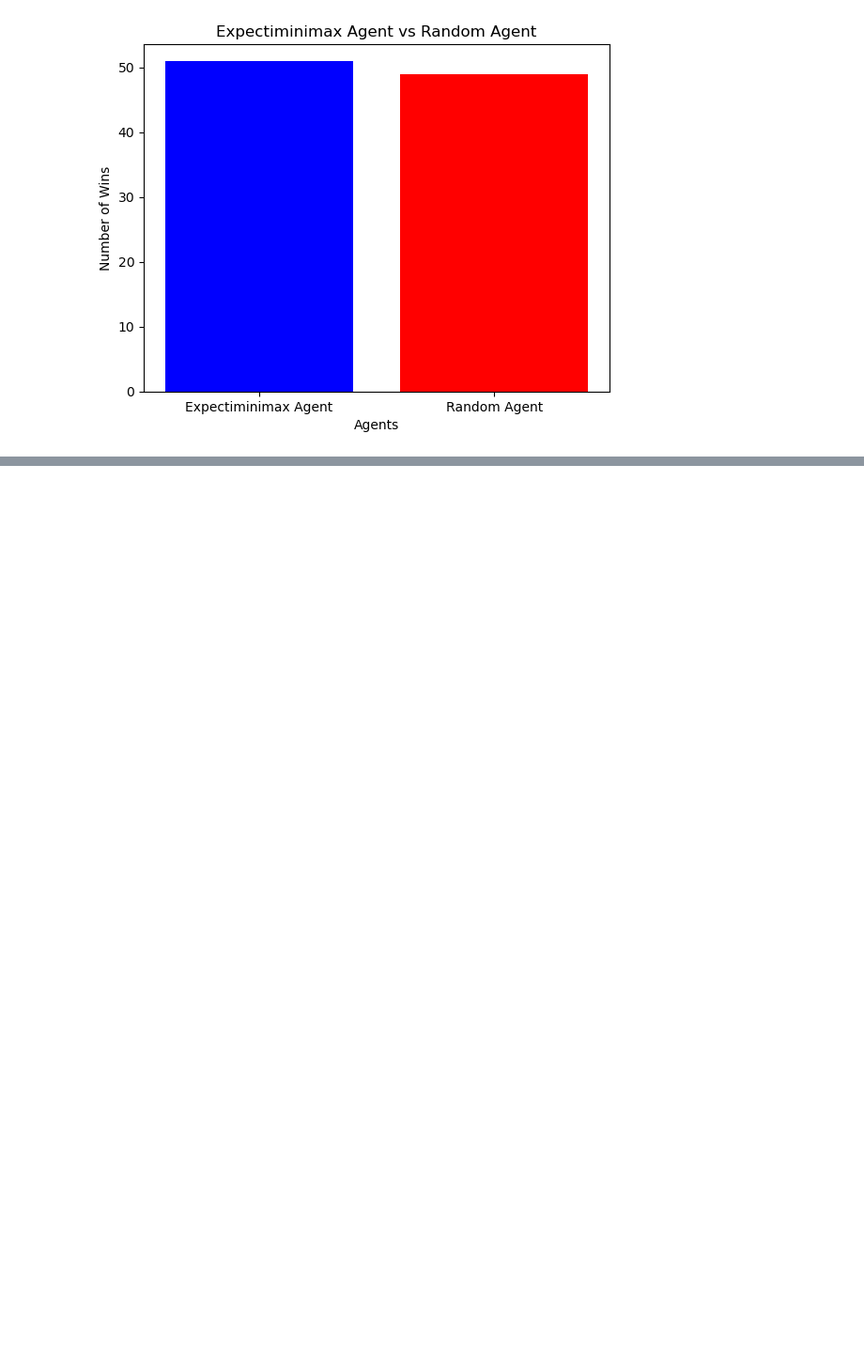
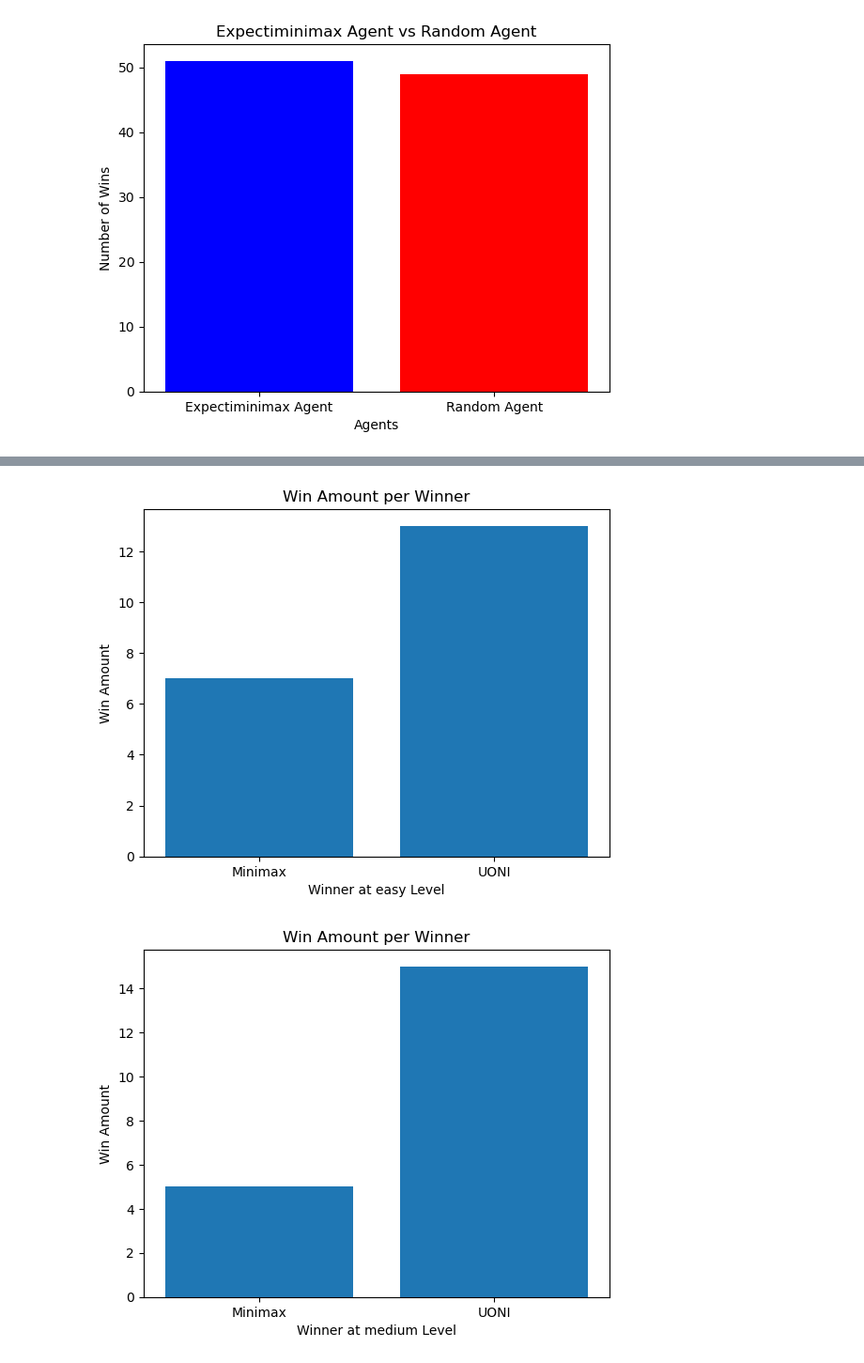
Before and after one commit to paulacantera/IA_Obl_256680, a Jupyter notebook: Obligatorio Mayo 2024/CoinGame/coin_game.ipynb, the cells around one changed output, grey strips where cells are left out. Shown at 94% size. Cells and saved outputs as stored; diff of their text form; code cells hidden in the pictures; blank space fills up the shorter version.

Commit message:
minimax implemented bad heuristic

```diff
--- a/Obligatorio Mayo 2024/CoinGame/coin_game.ipynb
+++ b/Obligatorio Mayo 2024/CoinGame/coin_game.ipynb
@@ -9,6 +10,7 @@ from UONI import UONI
 env = CoinGameEnv(grid_size=5)
 #input_agent = InputAgent()
 expectimax_agent = ExpectimaxAgent(player=1, max_depth=3)
+minimax_agent = MinimaxAgent(player=1, max_depth=3)
 random_agent = RandomAgent(player=2)
 # %%
 #imports para plotear
@@ -122,0 +125,24 @@ for level in ['easy', 'medium', 'hard']:
+# %%
+ws_minimax = {'easy':[], 'medium':[], 'hard':[]}
+for level in ['easy', 'medium', 'hard']:
+    for i in tqdm(range(20)):
+        if i % 2 == 0:
+            ws_minimax[level].append(play_vs_other_agent(env, agent1=UONI(1, level), agent2=minimax_agent, render=False))
+        else:
+            ws_minimax[level].append(3 - play_vs_other_agent(env, agent1=minimax_agent, agent2=UONI(2, level), render=False))
+
+def print_graph(ws, level):
+    winners = ["Minimax", "UONI"]
+    win_counts = [ws.count(x) for x in [1, 2]]
+
+    plt.bar(winners, win_counts)
+    plt.xlabel('Winner at ' + level + ' Level')
+    plt.ylabel('Win Amount')
+    plt.title('Win Amount per Winner')
+    plt.show()
+
+for level in ['easy', 'medium', 'hard']:
+    print_graph(ws_minimax[level], level)
+# %% [output]
+[figure, added]
+[figure, added]
```
Also changed, not shown: parts of 3 cells of this notebook, 2 other files.
